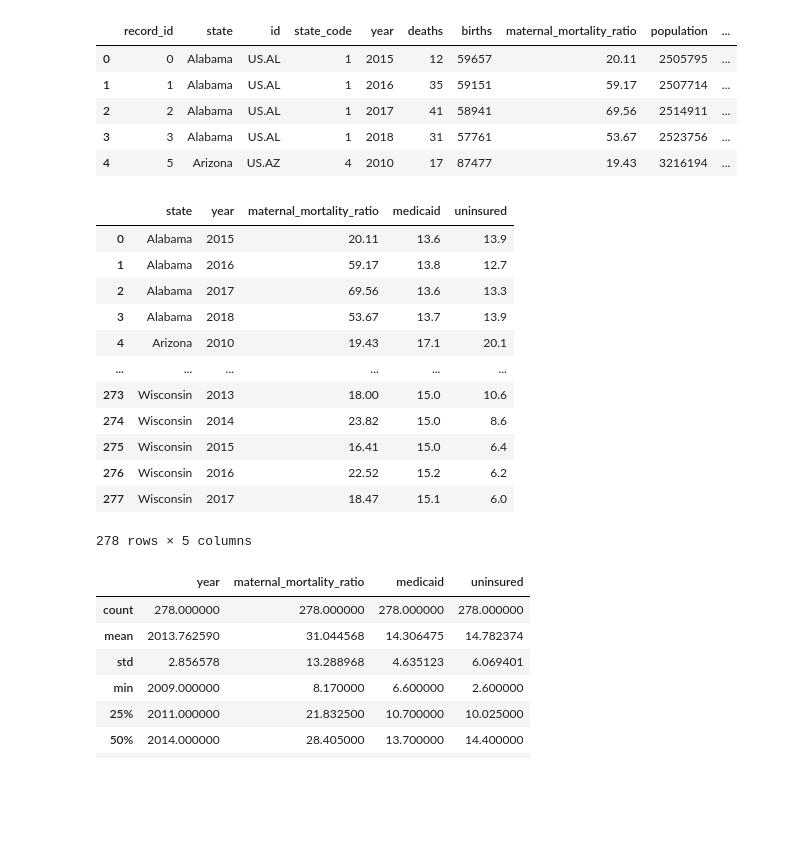
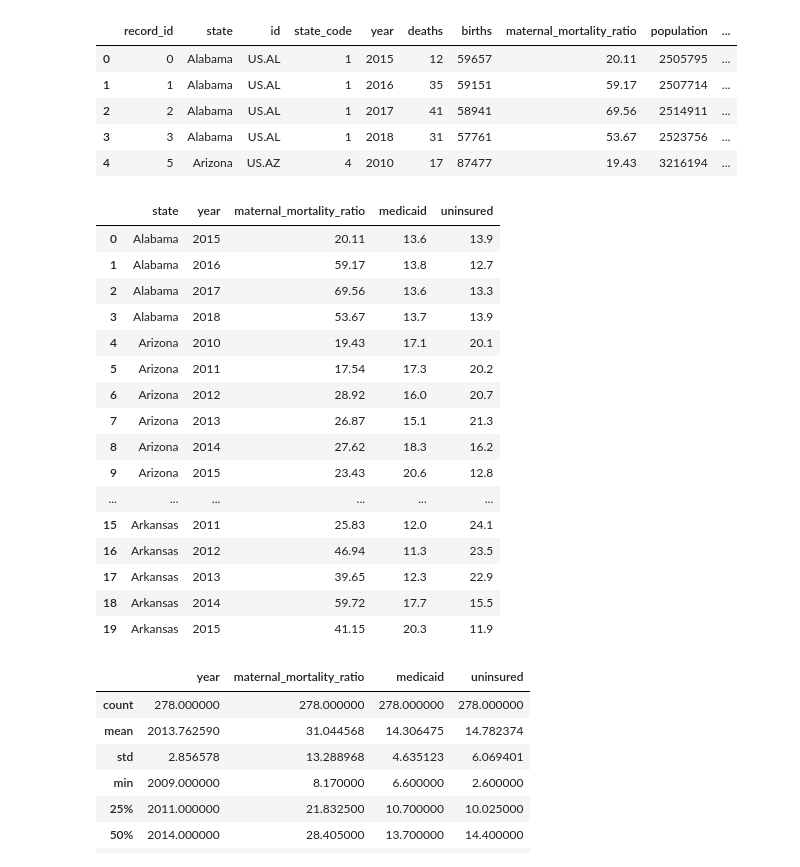
Before and after one commit to abpuccini/maternal-mortality-project, a Jupyter notebook: ETL/ETL-process/exploratory_lee_mmr_us.ipynb, the cells around one changed output. Cells and saved outputs as stored; diff of their text form; code cells hidden in the pictures; blank space fills up the shorter version.

```diff
--- a/ETL/ETL-process/exploratory_lee_mmr_us.ipynb
+++ b/ETL/ETL-process/exploratory_lee_mmr_us.ipynb
@@ -45,21 +50,25 @@ merged_ins_df.head()
 # %%
 # select just the columns we need
 merged_df = merged_ins_df[["state", "year", "maternal_mortality_ratio", "medicaid", "uninsured"]]
-merged_df
+merged_df.head(20)
 # %% [output]
 |  | state | year | maternal_mortality_ratio | medicaid | uninsured |
 | 0 | Alabama | 2015 | 20.11 | 13.6 | 13.9 |
 | 1 | Alabama | 2016 | 59.17 | 13.8 | 12.7 |
 | 2 | Alabama | 2017 | 69.56 | 13.6 | 13.3 |
 | 3 | Alabama | 2018 | 53.67 | 13.7 | 13.9 |
 | 4 | Arizona | 2010 | 19.43 | 17.1 | 20.1 |
+| 5 | Arizona | 2011 | 17.54 | 17.3 | 20.2 |
+| 6 | Arizona | 2012 | 28.92 | 16.0 | 20.7 |
+| 7 | Arizona | 2013 | 26.87 | 15.1 | 21.3 |
+| 8 | Arizona | 2014 | 27.62 | 18.3 | 16.2 |
+| 9 | Arizona | 2015 | 23.43 | 20.6 | 12.8 |
 | ... | ... | ... | ... | ... | ... |
-| 273 | Wisconsin | 2013 | 18.00 | 15.0 | 10.6 |
-| 274 | Wisconsin | 2014 | 23.82 | 15.0 | 8.6 |
-| 275 | Wisconsin | 2015 | 16.41 | 15.0 | 6.4 |
-| 276 | Wisconsin | 2016 | 22.52 | 15.2 | 6.2 |
-| 277 | Wisconsin | 2017 | 18.47 | 15.1 | 6.0 |
+| 15 | Arkansas | 2011 | 25.83 | 12.0 | 24.1 |
+| 16 | Arkansas | 2012 | 46.94 | 11.3 | 23.5 |
+| 17 | Arkansas | 2013 | 39.65 | 12.3 | 22.9 |
+| 18 | Arkansas | 2014 | 59.72 | 17.7 | 15.5 |
+| 19 | Arkansas | 2015 | 41.15 | 20.3 | 11.9 |
-278 rows × 5 columns
 # %%
 # find average mmr, medicaid and uninsured by state
 
```
Also changed, not shown: parts of 5 cells of this notebook, 2 other files.
